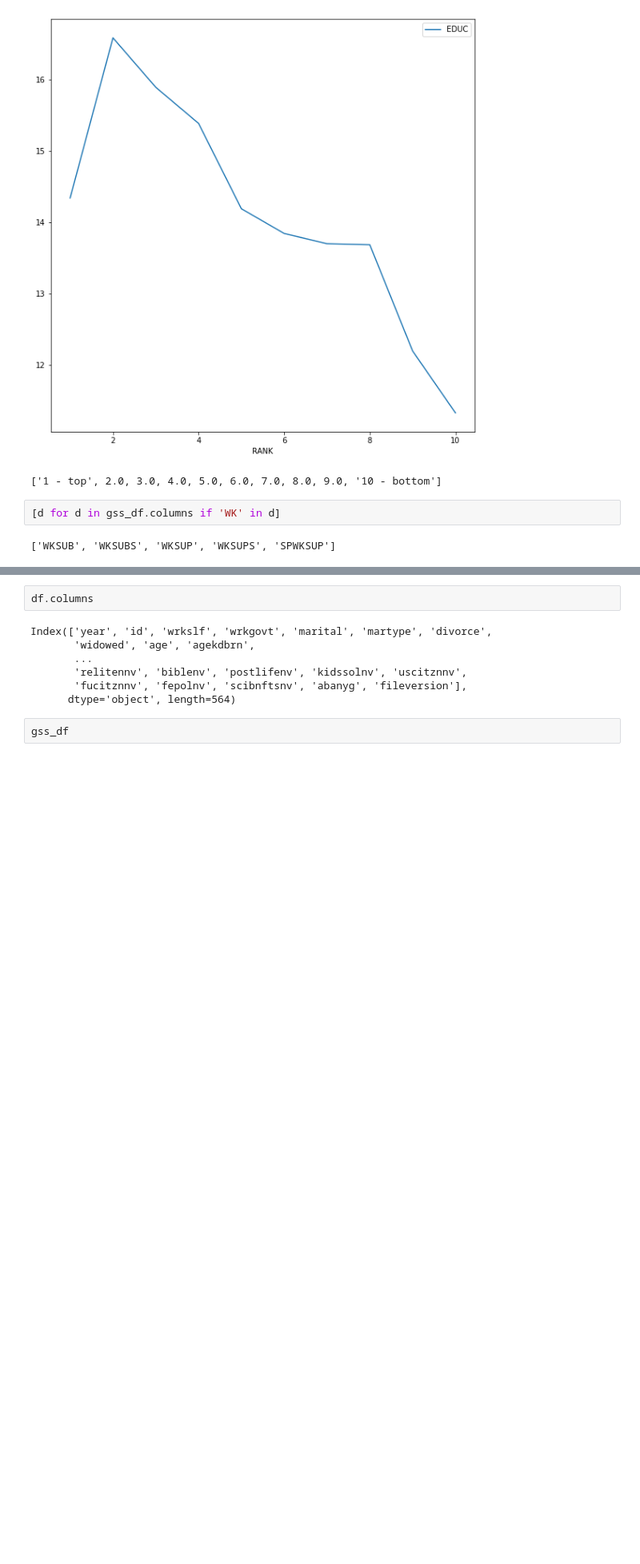
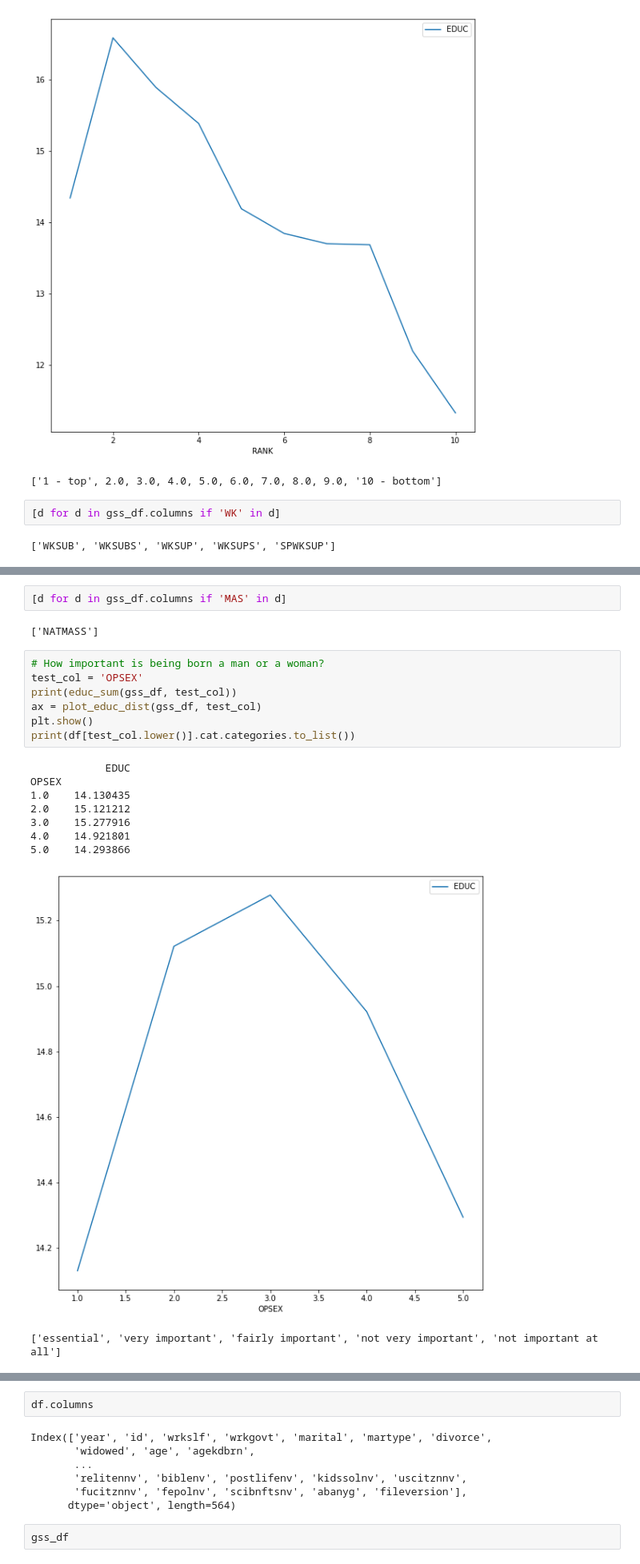
Before and after one commit to donjpierce/cra, a Jupyter notebook: notebooks/2021-11-gss-exploration/gss.ipynb, the cells around one changed output, grey strips where cells are left out. Shown at 80% size. Drawn from its saved outputs; the diff is of its cells as text; blank space fills up the shorter version.

```diff
--- a/notebooks/2021-11-gss-exploration/gss.ipynb
+++ b/notebooks/2021-11-gss-exploration/gss.ipynb
@@ -210,0 +236,21 @@ CONLEGIS
+# %%
+[d for d in gss_df.columns if 'MAS' in d]
+# %% [output]
+['NATMASS']
+# %%
+# How important is being born a man or a woman?
+test_col = 'OPSEX'
+print(educ_sum(gss_df, test_col))
+ax = plot_educ_dist(gss_df, test_col)
+plt.show()
+print(df[test_col.lower()].cat.categories.to_list())
+# %% [output]
+            EDUC
+OPSEX
+1.0    14.130435
+2.0    15.121212
+3.0    15.277916
+4.0    14.921801
+5.0    14.293866
+[figure, added]
+['essential', 'very important', 'fairly important', 'not very important', 'not important at all']
```
Also changed, not shown: parts of 14 cells of this notebook.
